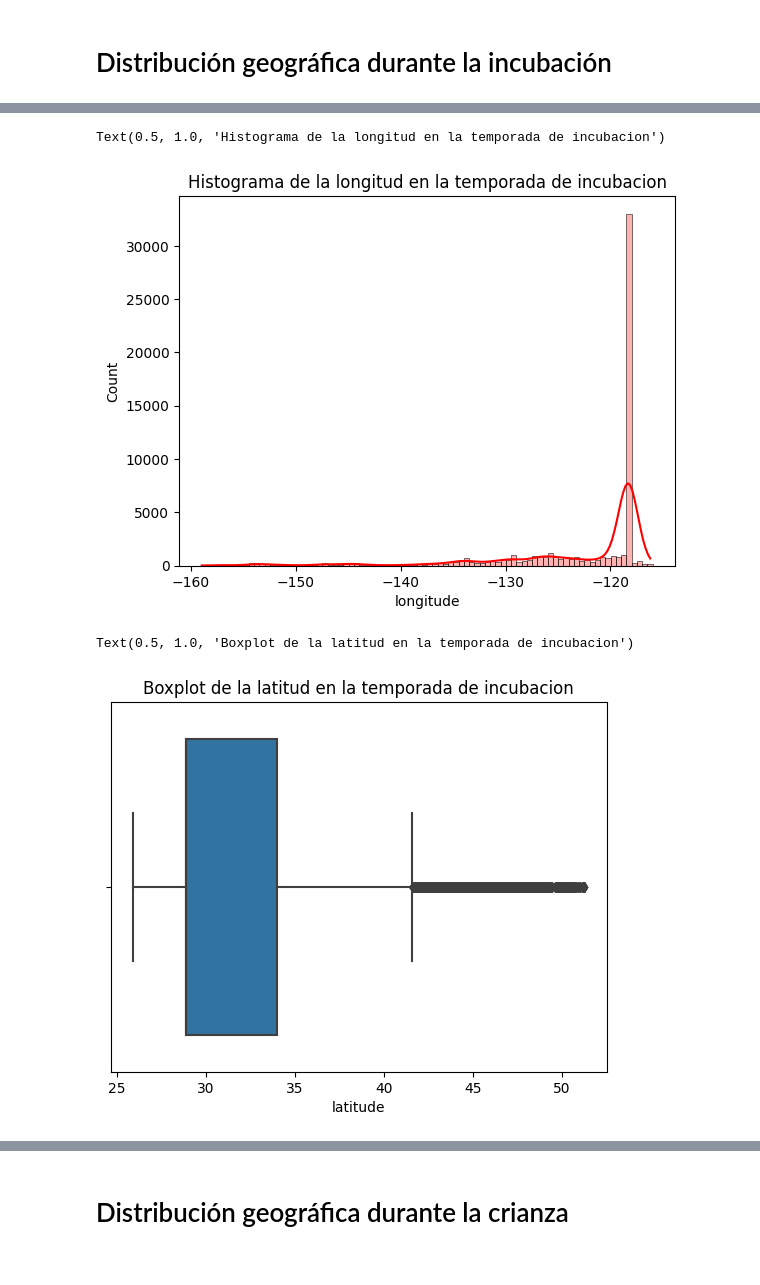
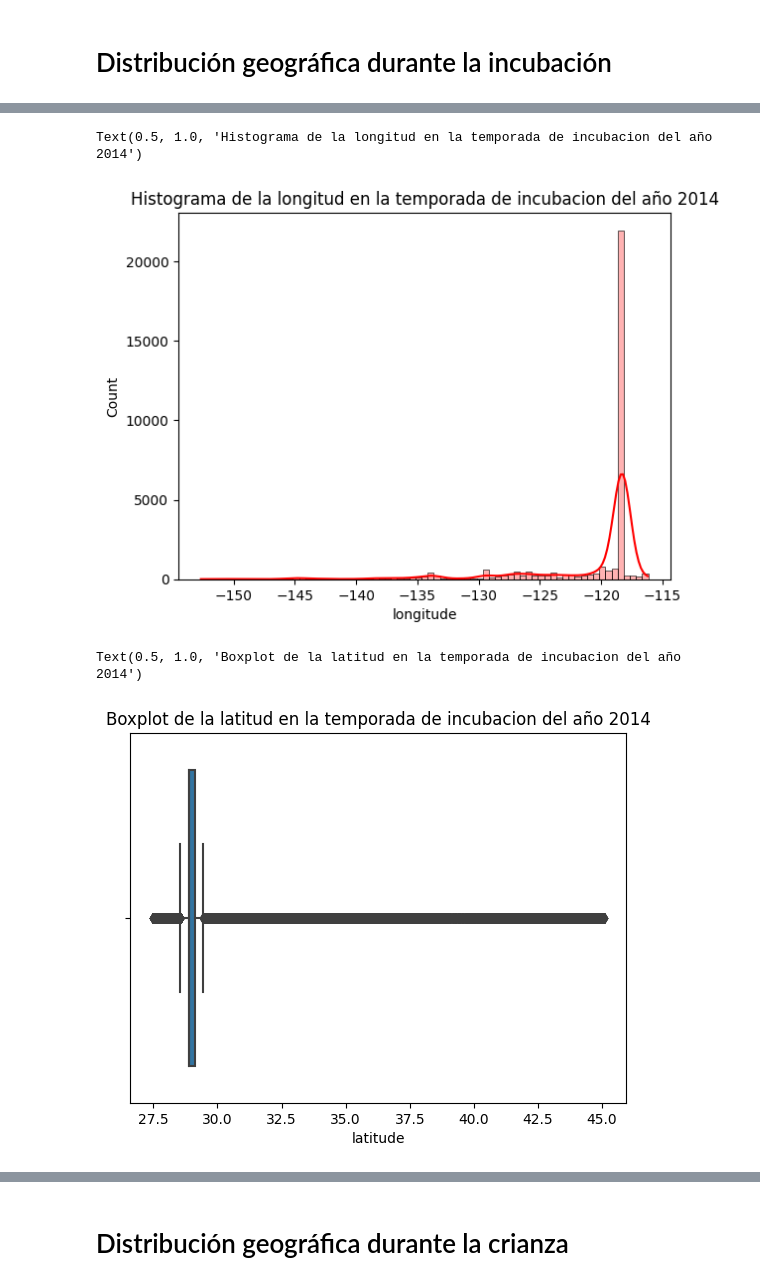
Before and after one commit to MaritzaB/niche_modelling, a Jupyter notebook: src/notebooks/eda_albatross.ipynb, the cells around one changed output, grey strips where cells are left out. Cells and saved outputs as stored; diff of their text form; code cells hidden in the pictures.

```diff
--- a/src/notebooks/eda_albatross.ipynb
+++ b/src/notebooks/eda_albatross.ipynb
@@ -111,13 +116,13 @@ Text(0.5, 1.0, 'Boxplot de la longitud en la temporada de incubacion')
 # %%
-sns.histplot(data = trajectories[trajectories["season"]=="incubacion"],
+sns.histplot(data = trajectories[(trajectories["season"]=="incubacion") & (trajectories["year"]==2014)],
              x="longitude", binwidth=0.5, kde=True, color="red", alpha=0.3)
-plt.title("Histograma de la longitud en la temporada de incubacion")
+plt.title("Histograma de la longitud en la temporada de incubacion del año 2014")
 # %% [output]
-Text(0.5, 1.0, 'Histograma de la longitud en la temporada de incubacion')
+Text(0.5, 1.0, 'Histograma de la longitud en la temporada de incubacion del año 2014')
-[figure, old version]
+[figure, new version]
 # %%
-sns.boxplot(data = trajectories[trajectories["season"]=="incubacion"], x="latitude")
-plt.title("Boxplot de la latitud en la temporada de incubacion")
+sns.boxplot(data = trajectories[(trajectories["season"]=="incubacion") & (trajectories["year"]==2014)], x="latitude")
+plt.title("Boxplot de la latitud en la temporada de incubacion del año 2014")
 # %% [output]
-Text(0.5, 1.0, 'Boxplot de la latitud en la temporada de incubacion')
+Text(0.5, 1.0, 'Boxplot de la latitud en la temporada de incubacion del año 2014')
-[figure, old version]
+[figure, new version]
```
Also changed, not shown: parts of 5 cells of this notebook, 2 other files.
